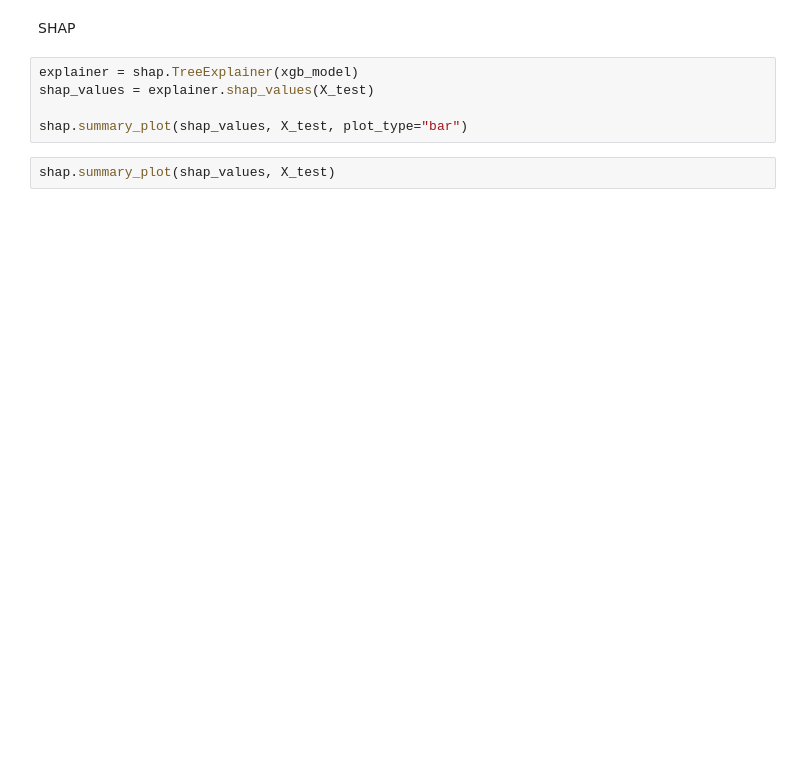
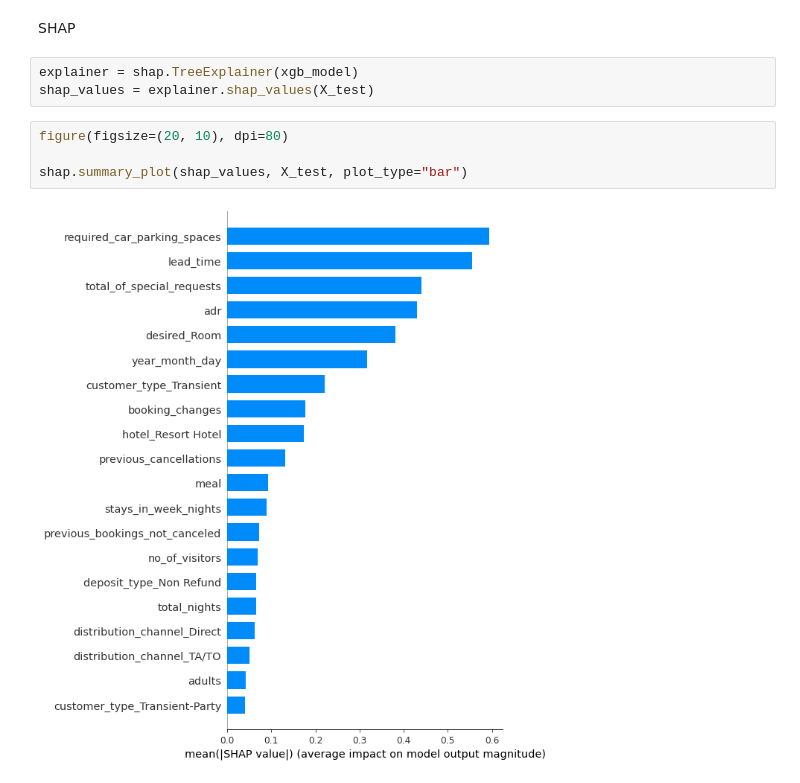
Before and after one commit to kujoki/ML_ITMO_course, a Jupyter notebook: more_complex_model_and_interpret.ipynb, the cells around one changed output. Drawn from its saved outputs; the diff is of its cells as text; blank space fills up the shorter version.

```diff
--- a/more_complex_model_and_interpret.ipynb
+++ b/more_complex_model_and_interpret.ipynb
@@ -1052,7 +1104,9 @@ SHAP
 # %%
 explainer = shap.TreeExplainer(xgb_model)
 shap_values = explainer.shap_values(X_test)
-
-shap.summary_plot(shap_values, X_test, plot_type="bar")
-# %%
-shap.summary_plot(shap_values, X_test)
+# %%
+figure(figsize=(20, 10), dpi=80)
+
+shap.summary_plot(shap_values, X_test, plot_type="bar")
+# %% [output]
+[figure, added]
```
Also changed, not shown: parts of 11 cells of this notebook.
